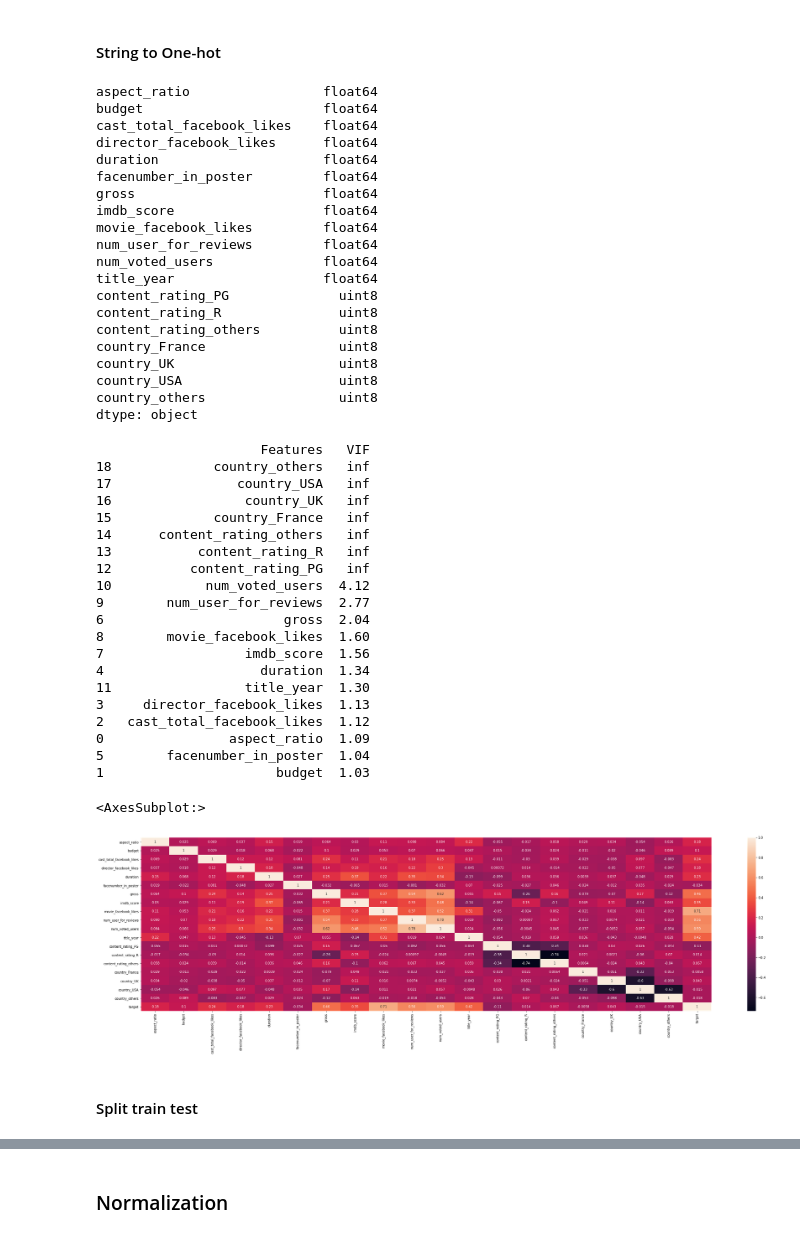
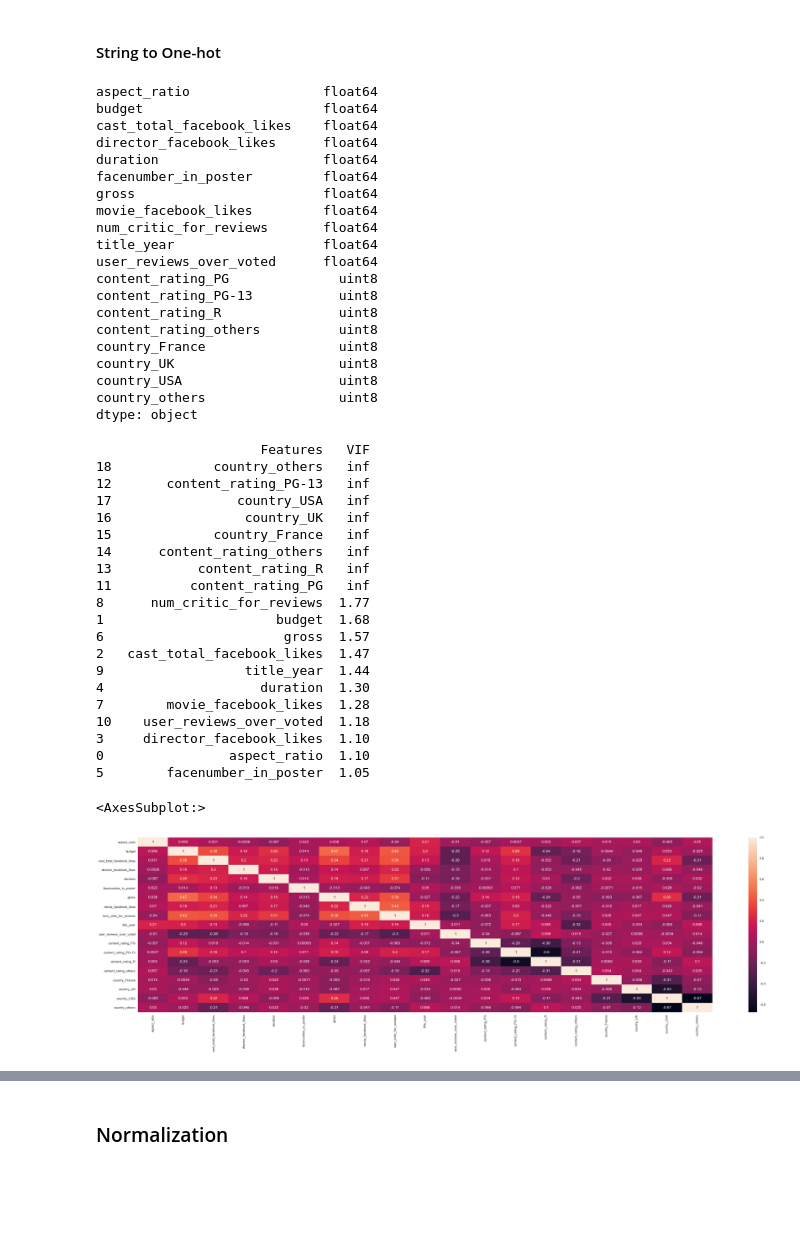
Before and after one commit to tontan2545/Big-Data-and-Artificial-Intelligence, a Jupyter notebook: W4_Logistic_Regression/HW4_Movie_Metadata.ipynb, the cells around one changed output, grey strips where cells are left out. Cells and saved outputs as stored; diff of their text form; code cells hidden in the pictures; blank space fills up the shorter version.

```diff
--- a/W4_Logistic_Regression/HW4_Movie_Metadata.ipynb
+++ b/W4_Logistic_Regression/HW4_Movie_Metadata.ipynb
@@ -531,6 +623,12 @@ From the heatmap, several insights that were gained were
 # %% [markdown]
 Drop actor 1,2,3 and keep the total actor facebook likes
 # %%
-X.drop("actor_1_facebook_likes", axis=1, inplace=True)
-X.drop("actor_2_facebook_likes", axis=1, inplace=True)
-X.drop("actor_3_facebook_likes", axis=1, inplace=True)
+def drop_actors_likes(X):
+    X_copy = X.copy()
+    X_copy.drop("actor_1_facebook_likes", axis=1, inplace=True)
+    X_copy.drop("actor_2_facebook_likes", axis=1, inplace=True)
+    X_copy.drop("actor_3_facebook_likes", axis=1, inplace=True)
+    return X_copy
+X_train = drop_actors_likes(X_train)
+X_test = drop_actors_likes(X_test)
+X_test.dtypes
@@ -536,0 +653,10 @@ X.drop("actor_3_facebook_likes", axis=1, inplace=True)
+# %%
+def user_reviews_over_voted(X):
+    X_copy = X.copy()
+    X_copy["user_reviews_over_voted"] = X_copy["num_user_for_reviews"] / X_copy["num_voted_users"]
+    X_copy.drop("num_user_for_reviews", axis=1, inplace=True)
+    X_copy.drop("num_voted_users", axis=1, inplace=True)
+    return X_copy
+X_train = user_reviews_over_voted(X_train)
+X_test = user_reviews_over_voted(X_test)
+X_train.dtypes
@@ -552,8 +693,9 @@ def int_to_float(X):
     int_cols = X_copy.select_dtypes(include=["int"]).columns
     X_copy[int_cols] = X_copy[int_cols].apply(lambda x: x.astype("float"))
     return X_copy
-X = int_to_float(X)
-X.dtypes
+X_train = int_to_float(X_train)
+X_test = int_to_float(X_test)
+X_train.dtypes
 # %% [output]
 aspect_ratio                 float64
 budget                       float64
@@ -580,8 +721,9 @@ def one_hot_encode(X):
         X_copy = pd.concat([X_copy, pd.get_dummies(X_copy[col], prefix=col)], axis=1)
         X_copy.drop(col, axis=1, inplace=True)
     return X_copy
-X = one_hot_encode(X)
-X.dtypes
+X_train = one_hot_encode(X_train)
+X_test = one_hot_encode(X_test)
+X_train.dtypes
 # %% [output]
 aspect_ratio                 float64
 budget                       float64
@@ -590,12 +732,12 @@ director_facebook_likes      float64
 duration                     float64
 facenumber_in_poster         float64
 gross                        float64
-imdb_score                   float64
 movie_facebook_likes         float64
-num_user_for_reviews         float64
-num_voted_users              float64
+num_critic_for_reviews       float64
 title_year                   float64
+user_reviews_over_voted      float64
 content_rating_PG              uint8
+content_rating_PG-13           uint8
 content_rating_R               uint8
 content_rating_others          uint8
 country_France                 uint8
@@ -606,39 +748,37 @@ dtype: object
 # %%
 from statsmodels.stats.outliers_influence import variance_inflation_factor
 vif = pd.DataFrame()
-vif['Features'] = X.columns
-vif['VIF'] = [variance_inflation_factor(np.array(X.values, dtype=float), i) for i in range(X.shape[1])]
+vif['Features'] = X_train.columns
+vif['VIF'] = [variance_inflation_factor(np.array(X_train.values, dtype=float), i) for i in range(X_train.shape[1])]
 vif['VIF'] = round(vif['VIF'], 2)
 vif = vif.sort_values(by = "VIF", ascending = False)
 print(vif)
 # %% [output]
                      Features   VIF
 18             country_others   inf
+12       content_rating_PG-13   inf
 17                country_USA   inf
 16                 country_UK   inf
 15             country_France   inf
 14      content_rating_others   inf
 13           content_rating_R   inf
-12          content_rating_PG   inf
-10            num_voted_users  4.12
-9        num_user_for_reviews  2.77
-6                       gross  2.04
-8        movie_facebook_likes  1.60
-7                  imdb_score  1.56
-4                    duration  1.34
-11                 title_year  1.30
-3     director_facebook_likes  1.13
-2   cast_total_facebook_likes  1.12
-0                aspect_ratio  1.09
-5        facenumber_in_poster  1.04
-1                      budget  1.03
+11          content_rating_PG   inf
+8      num_critic_for_reviews  1.77
+1                      budget  1.68
+6                       gross  1.57
+2   cast_total_facebook_likes  1.47
+9                  title_year  1.44
+4                    duration  1.30
+7        movie_facebook_likes  1.28
+10    user_reviews_over_voted  1.18
+3     director_facebook_likes  1.10
+0                aspect_ratio  1.10
+5        facenumber_in_poster  1.05
 # %%
 plt.figure(figsize=(40,10))
-heatmap = X.copy()
+heatmap = X_train.copy()
 heatmap["target"] = y
 sns.heatmap(heatmap.corr(), annot=True)
 # %% [output]
 <AxesSubplot:>
-[figure, old version]
+[figure, new version]
-# %% [markdown]
-#### Split train test
```
Also changed, not shown: parts of 65 cells of this notebook.
